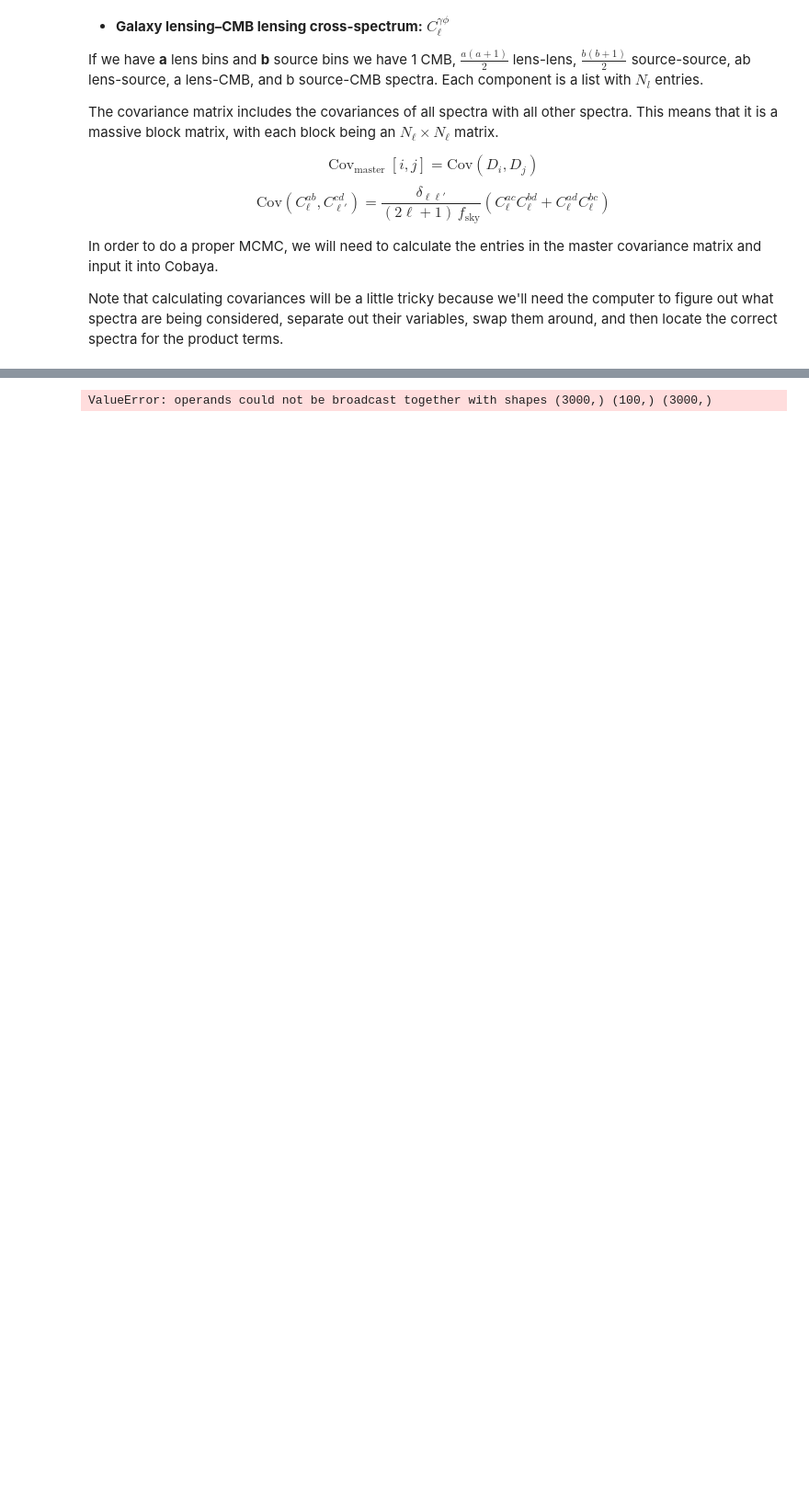
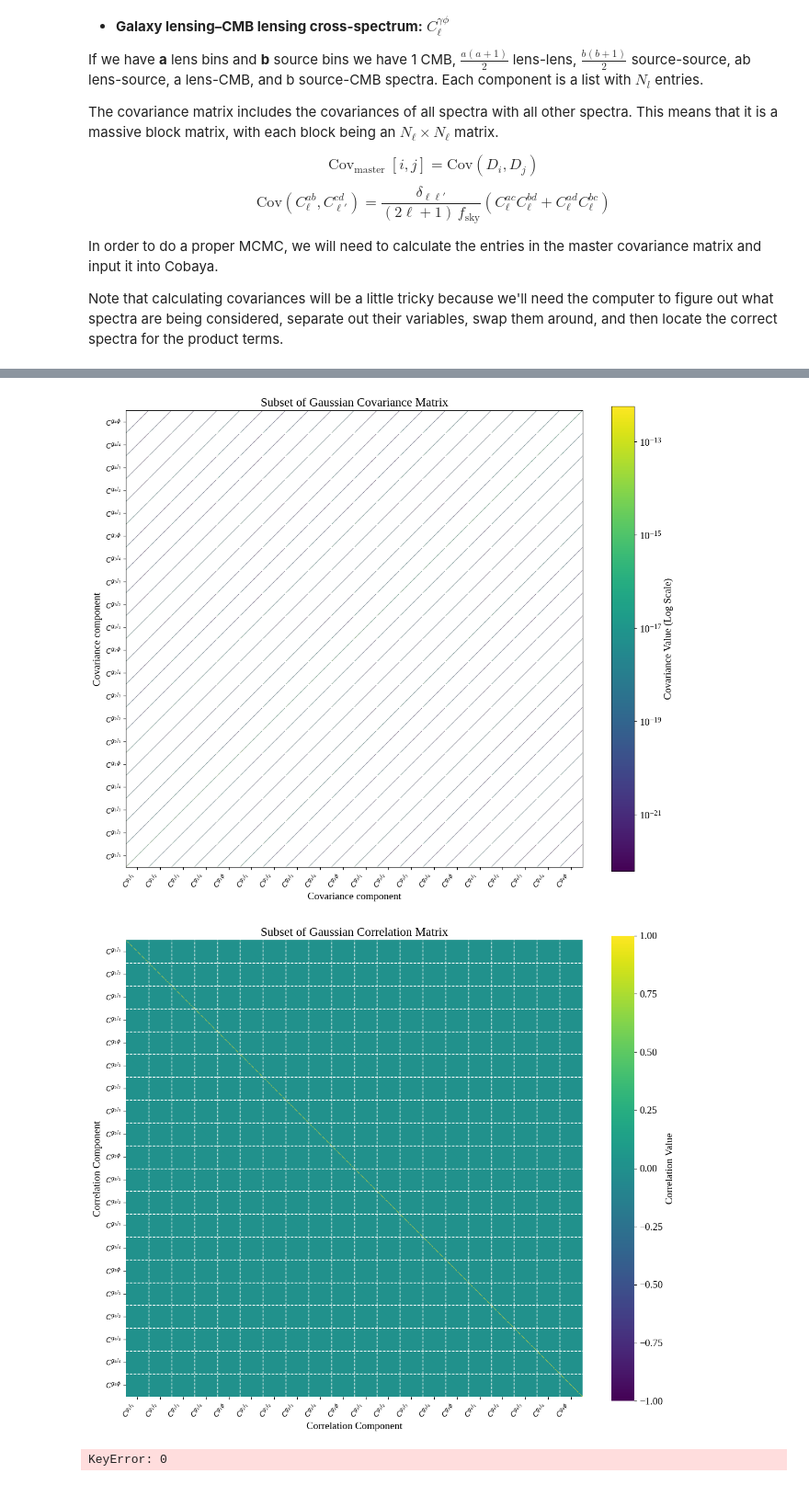
Before and after one commit to lia-lubit/DESIxSO, a Jupyter notebook: CMB_LSS_Project_—_Fiducial_Cosmology_Building.ipynb, the cells around one changed output, grey strips where cells are left out. Shown at 92% size. Saved outputs shown, nothing was run; the diff lists cells and outputs as text; code cells hidden in the pictures; blank space fills up the shorter version.

```diff
--- a/CMB_LSS_Project_—_Fiducial_Cosmology_Building.ipynb
+++ b/CMB_LSS_Project_—_Fiducial_Cosmology_Building.ipynb
@@ -965,7 +965,8 @@ def plot_correlation_matrix(
     correlation_matrix = subset_covariance_matrix / np.outer(diagonal, diagonal)
 
     # Create a mask for values exactly equal to zero
-    mask = (correlation_matrix == 0)
+    # mask = (correlation_matrix == 0)
+    mask = None
 
     # plotting with Seaborn
     plt.figure(figsize=(12, 10))
@@ -1306,20 +1301,22 @@ array([[1., 0., 0., ..., 0., 0., 0.],
 # %%
 # example with noise
 
 # build the matrix!
 CG_GL_cov, CG_GL_spectra_dict, CG_GL_f_map = build_covariance_from_data(flat_LCDM_cosmology, DESI_lens_data, HSC_dist_0_3, f_sky=0.4, n_ell=3000, binsize=50, desired_spectra=['CG', 'GL'], shot_noise_lens = DESI_shot_noise, shape_noise_source = DESI_shape_noise, cmb_noise_phi = SO_CMB_noise)
 
 # plot the noisy spectra
 # Get the desired pairs for CG and GL
 cg_pairs = create_simplified_desired_pairs(DESI_lens_data.shape[1]-1, HSC_dist_0_3.shape[1]-1, ['CC', 'LL', 'GG'])
 gl_pairs = create_simplified_desired_pairs(DESI_lens_data.shape[1]-1, HSC_dist_0_3.shape[1]-1, ['CC', 'LL', 'GG'])
 
-plot_spectra_from_dict(CG_GL_spectra_dict, title_prefix='Noisy Angular Power Spectrum', desired_spectra=cg_pairs)
-plot_spectra_from_dict(CG_GL_spectra_dict, title_prefix='Noisy Angular Power Spectrum', desired_spectra=gl_pairs)
+#plot_spectra_from_dict(CG_GL_spectra_dict, title_prefix='Noisy Angular Power Spectrum', desired_spectra=cg_pairs)
+#plot_spectra_from_dict(CG_GL_spectra_dict, title_prefix='Noisy Angular Power Spectrum', desired_spectra=gl_pairs)
 
 # Pass binsize to plotting functions as well
 plot_covariance_matrix(CG_GL_cov, CG_GL_spectra_dict, CG_GL_f_map, binsize=50, desired_spectra=['CG', 'GL'])
 plot_correlation_matrix(CG_GL_cov, CG_GL_spectra_dict, CG_GL_f_map, binsize=50, desired_spectra=['CG', 'GL'])
-plot_correlation_matrix_transparent(CG_GL_cov, CG_GL_spectra_dict, CG_GL_f_map, binsize=50, desired_spectra=['CG', 'GL'])
+#plot_correlation_matrix_transparent(CG_GL_cov, CG_GL_spectra_dict, CG_GL_f_map, binsize=50, desired_spectra=['CG', 'GL'])
 # %% [output]
+[figure, added]
+[figure, added]
-ValueError: operands could not be broadcast together with shapes (3000,) (100,) (3000,)
+KeyError: 0
```
Also changed, not shown: parts of 4 cells of this notebook.
